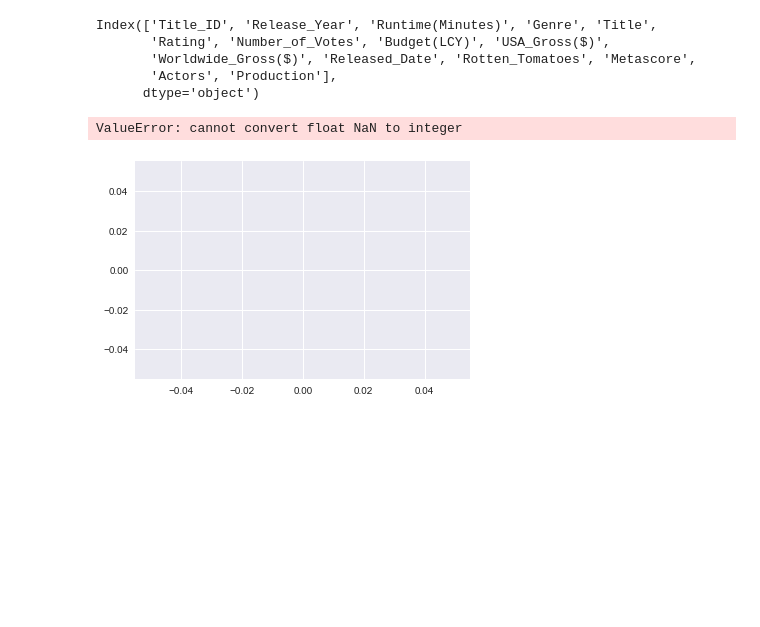
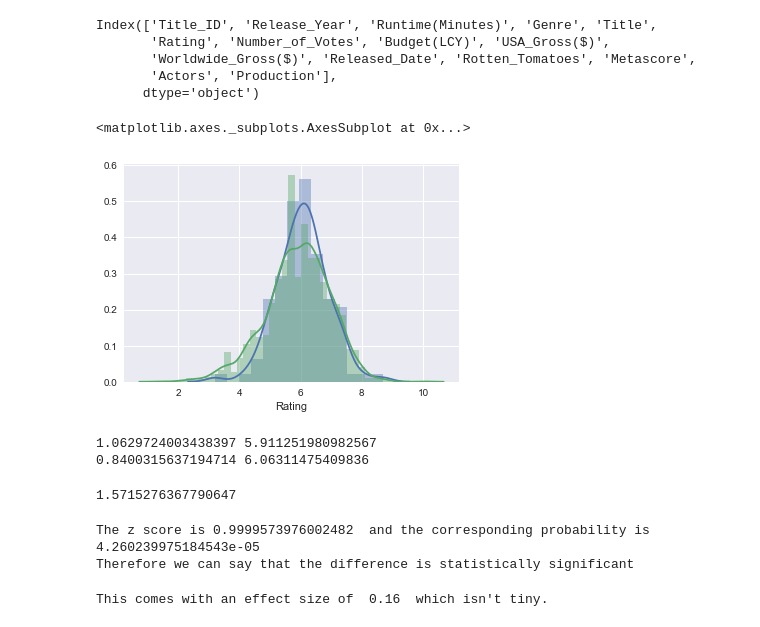
Before and after one commit to Greg-S-12/movies_project3, a Jupyter notebook: Greg_notebook_essential.ipynb, the cells around one changed output. Saved outputs shown, nothing was run; the diff lists cells and outputs as text; code cells hidden in the pictures; blank space fills up the shorter version.

```diff
--- a/Greg_notebook_essential.ipynb
+++ b/Greg_notebook_essential.ipynb
@@ -121,7 +125,7 @@ None
 # Metascore is also not comparable as these are not user based scores they are weighted critic reviews
 # We will compare the scores for each of these platforms in another section
 
-df_ratings=df.drop(columns=["Released_Month"])
+df_ratings=df.drop(columns=["Released_Month","Released_Date","Rotten_Tomatoes","Metascore"])
 # %%
 # Create binaries for the genres we're interested in for analysis later on
 # %%
@@ -315,8 +369,48 @@ Index(['Title_ID', 'Release_Year', 'Runtime(Minutes)', 'Genre', 'Title',
 df_netflix = df_ratings.loc[df_ratings["Production"]=="Netflix",:]
 df_rest    = df_ratings.loc[df_ratings["Production"]!="Netflix",:]
 # %%
-sns.distplot(df_netflix.Rotten_Tomatoes)
-sns.distplot(df_rest.Rotten_Tomatoes)
+sns.distplot(df_netflix.Rating)
+sns.distplot(df_rest.Rating)
 # %% [output]
-ValueError: cannot convert float NaN to integer
+<matplotlib.axes._subplots.AxesSubplot at 0x...>
-[figure, old version]
+[figure, new version]
+# %%
+print(df_rest.Rating.std(),df_rest.Rating.mean())
+print(df_netflix.Rating.std(),df_netflix.Rating.mean())
+# %% [output]
+1.0629724003438397 5.911251980982567
+0.8400315637194714 6.06311475409836
+# %%
+x_netflix  = df_netflix.Rating.mean()
+mu_not_netflix = df_rest.Rating.mean()
+sigma_not_netflix = df_rest.Rating.std()
+n_netflix = len(df_netflix.Rating)-1
+
+z_netflix = (x_netflix-mu_not_netflix)/(sigma_not_netflix/(n_netflix**0.5))
+z_netflix
+# %% [output]
+1.5715276367790647
+# %%
+z_netflix_p = stats.norm.cdf(z)
+p_netflix   = 1-z_netflix_p
+
+print("The z score is", z_netflix_p," and the corresponding probability is ", p_netflix,"\nTherefore we can say that the difference is statistically significant")
+# %% [output]
+The z score is 0.9999573976002482  and the corresponding probability is  4.260239975184543e-05
+Therefore we can say that the difference is statistically significant
+# %%
+# So what is the effect size? -> Cohen's d
+
+sd_not_netflix = df_rest.Rating.std()
+sd_netflix = df_netflix.Rating.std()
+mu_not_netflix = df_rest.Rating.mean()
+mu_netflix = df_netflix.Rating.mean()
+
+
+sigma_pooled_netflix = ((sd_not_netflix**2 + sd_netflix**2)/2)**0.5
+
+effect_size_netflix = (mu_netflix-mu_not_netflix)/(sigma_pooled_netflix)
+
+print("This comes with an effect size of ", round(effect_size_netflix,2)," which isn't tiny.")
+# %% [output]
+This comes with an effect size of  0.16  which isn't tiny.
```
Also changed, not shown: parts of 19 cells of this notebook.
